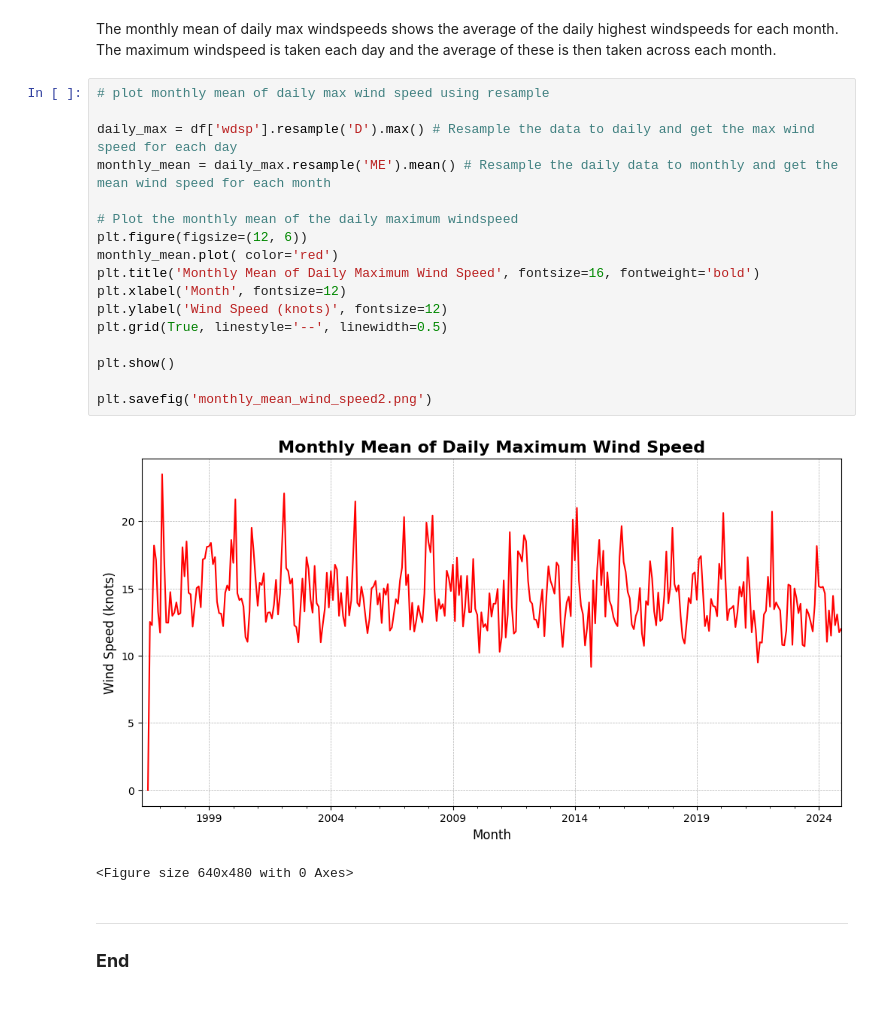
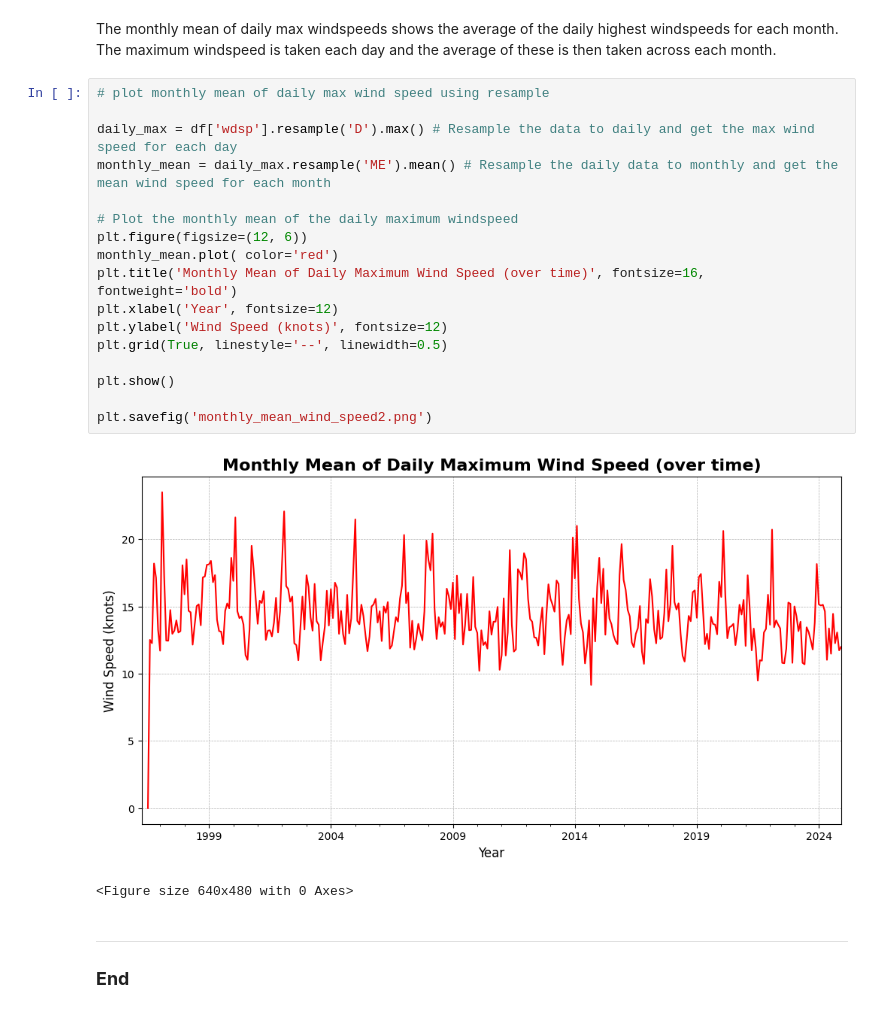
Before and after one commit to L-g00438909/PFDA_assignments, a Jupyter notebook: assignment_6_weather.ipynb, the cells around one changed output. Drawn from its saved outputs; the diff is of its cells as text.

```diff
--- a/assignment_6_weather.ipynb
+++ b/assignment_6_weather.ipynb
@@ -496,22 +496,22 @@ The monthly mean of daily max windspeeds shows the average of the daily highest
 # %%
 # plot monthly mean of daily max wind speed using resample
 
 daily_max = df['wdsp'].resample('D').max() # Resample the data to daily and get the max wind speed for each day
 monthly_mean = daily_max.resample('ME').mean() # Resample the daily data to monthly and get the mean wind speed for each month
 
 # Plot the monthly mean of the daily maximum windspeed
 plt.figure(figsize=(12, 6))
 monthly_mean.plot( color='red')
-plt.title('Monthly Mean of Daily Maximum Wind Speed', fontsize=16, fontweight='bold')
-plt.xlabel('Month', fontsize=12)
+plt.title('Monthly Mean of Daily Maximum Wind Speed (over time)', fontsize=16, fontweight='bold')
+plt.xlabel('Year', fontsize=12)
 plt.ylabel('Wind Speed (knots)', fontsize=12)
 plt.grid(True, linestyle='--', linewidth=0.5)
 
 plt.show()
 
 plt.savefig('monthly_mean_wind_speed2.png')
 # %% [output]
-[figure, old version]
+[figure, new version]
 <Figure size 640x480 with 0 Axes>
 # %% [markdown]
 ***
```
Also changed, not shown: parts of 2 cells of this notebook.
